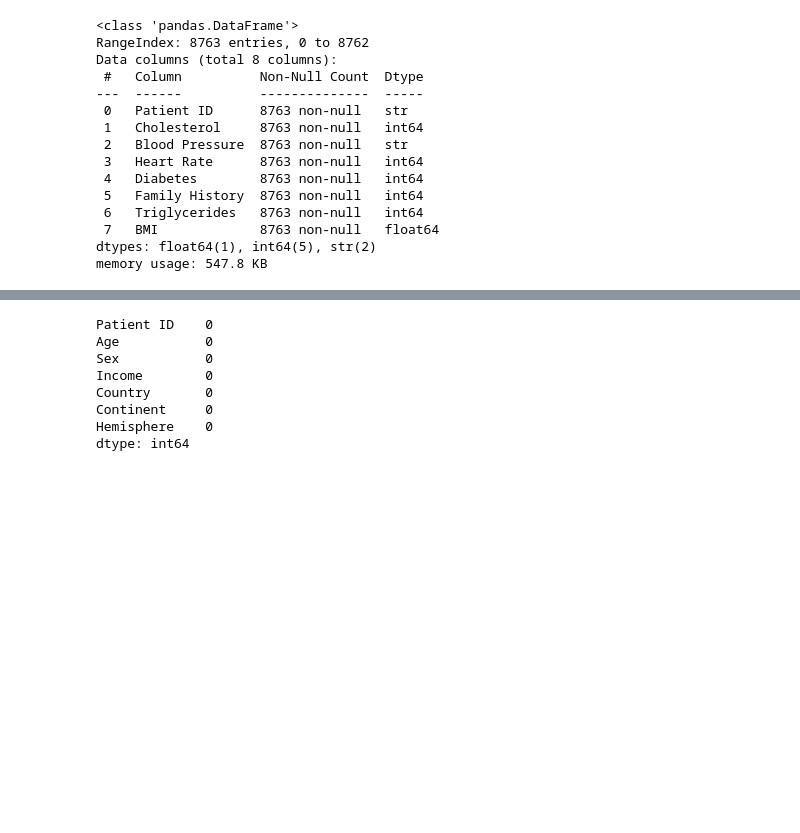
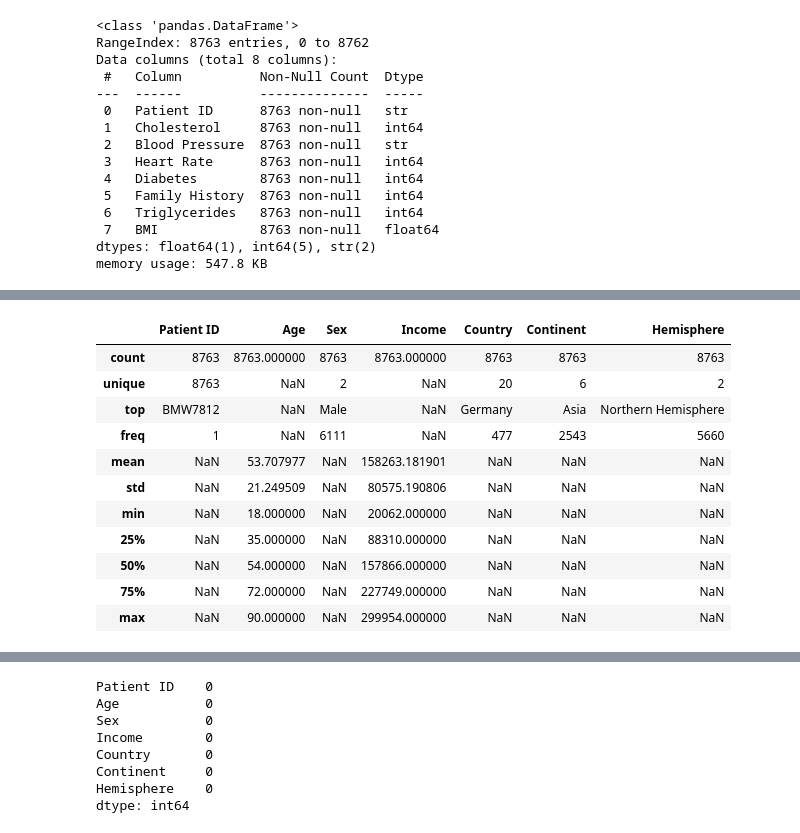
Before and after one commit to nilima-sth/aif-fusemachines-2026-practice, a Jupyter notebook: wk1_data_wrangling_problem/Wk_1_Data_Wrangling_HeartAttack.ipynb, the cells around one changed output, grey strips where cells are left out. Cells and saved outputs as stored; diff of their text form; code cells hidden in the pictures; blank space fills up the shorter version.

```diff
--- a/wk1_data_wrangling_problem/Wk_1_Data_Wrangling_HeartAttack.ipynb
+++ b/wk1_data_wrangling_problem/Wk_1_Data_Wrangling_HeartAttack.ipynb
@@ -109,3 +182,18 @@ clinical.describe(include='all')
 | 50% | NaN | 259.000000 | NaN | 75.000000 | 1.000000 | 0.000000 | 417.000000 | 28.768999 |
 | 75% | NaN | 330.000000 | NaN | 93.000000 | 1.000000 | 1.000000 | 612.000000 | 34.324594 |
 | max | NaN | 400.000000 | NaN | 110.000000 | 1.000000 | 1.000000 | 800.000000 | 39.997211 |
+# %%
+demographics.describe(include='all')
+# %% [output]
+|  | Patient ID | Age | Sex | Income | Country | Continent | Hemisphere |
+| count | 8763 | 8763.000000 | 8763 | 8763.000000 | 8763 | 8763 | 8763 |
+| unique | 8763 | NaN | 2 | NaN | 20 | 6 | 2 |
+| top | BMW7812 | NaN | Male | NaN | Germany | Asia | Northern Hemisphere |
+| freq | 1 | NaN | 6111 | NaN | 477 | 2543 | 5660 |
+| mean | NaN | 53.707977 | NaN | 158263.181901 | NaN | NaN | NaN |
+| std | NaN | 21.249509 | NaN | 80575.190806 | NaN | NaN | NaN |
+| min | NaN | 18.000000 | NaN | 20062.000000 | NaN | NaN | NaN |
+| 25% | NaN | 35.000000 | NaN | 88310.000000 | NaN | NaN | NaN |
+| 50% | NaN | 54.000000 | NaN | 157866.000000 | NaN | NaN | NaN |
+| 75% | NaN | 72.000000 | NaN | 227749.000000 | NaN | NaN | NaN |
+| max | NaN | 90.000000 | NaN | 299954.000000 | NaN | NaN | NaN |
```
Also changed, not shown: parts of 35 cells of this notebook, 3 other files.
